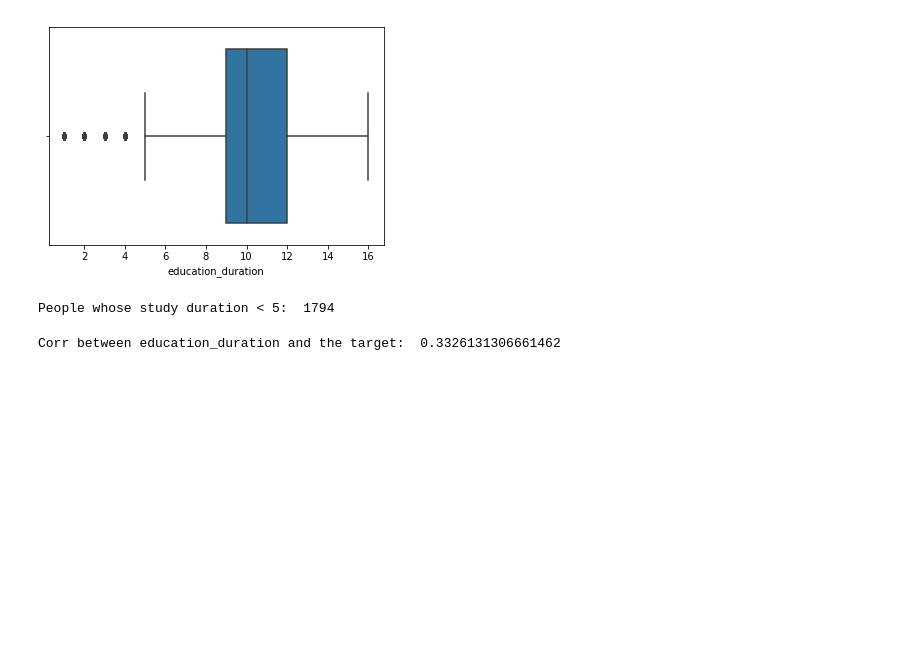
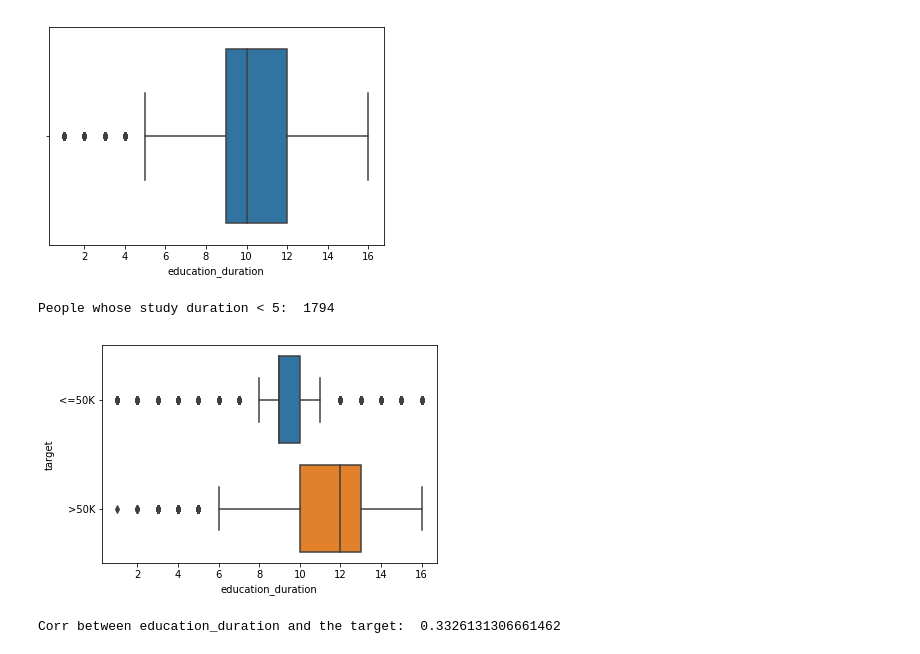
Before and after one commit to basselkassem/predict_income_potential, a Jupyter notebook: eda.ipynb, the cells around one changed output. Drawn from its saved outputs; the diff is of its cells as text; code cells hidden in the pictures; blank space fills up the shorter version.

```diff
--- a/eda.ipynb
+++ b/eda.ipynb
@@ -253,6 +253,11 @@ plt.show()
 print('People whose study duration < 5: ', len(df[df['education_duration'] < 5]))
 # %% [output]
 People whose study duration < 5:  1794
+# %%
+sns.boxplot(x = df['education_duration'], y = df['target'])
+plt.show()
+# %% [output]
+[figure, added]
 # %%
 print_corr(df, 'education_duration')
 # %% [output]
```
Also changed, not shown: parts of 5 cells of this notebook.
